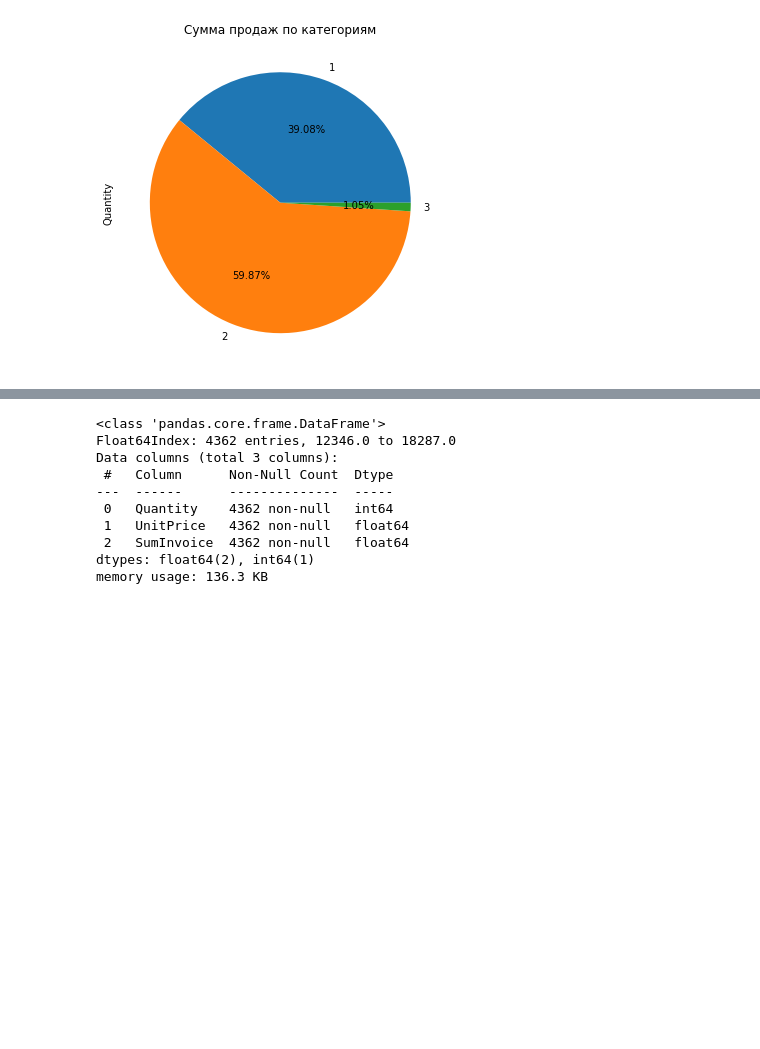
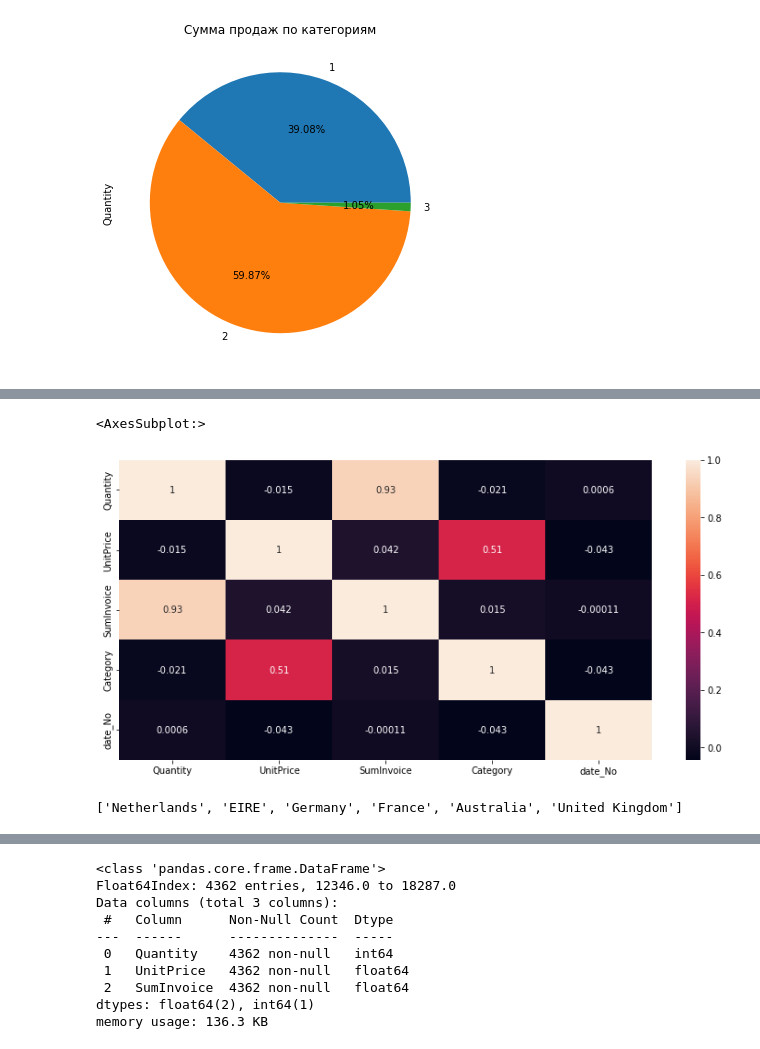
Before and after one commit to semina-lena/Eremeeva_DA-27, a Jupyter notebook: Eremeeva_DA-27.ipynb, the cells around one changed output, grey strips where cells are left out. Cells and saved outputs as stored; diff of their text form; code cells hidden in the pictures; blank space fills up the shorter version.

```diff
--- a/Eremeeva_DA-27.ipynb
+++ b/Eremeeva_DA-27.ipynb
@@ -598,3 +586,12 @@ ax = df_category.Quantity.plot(kind='pie',
                    title='Сумма продаж по категориям', autopct='%1.2f%%')
 # %% [output]
 [figure]
+# %%
+df_corr = df[['Quantity', 'UnitPrice', 'SumInvoice', 'Category']]
+date_list = df.InvoiceDate.unique().tolist()
+a = len(date_list)
+no = [i for i in range(0, a)]
+date_dict = dict(zip(date_list, no))
+print(date_dict)
+df_corr['date_No'] = df['InvoiceDate'].apply(lambda x: date_dict[x])
+df_corr
@@ -601,3 +618,14 @@ ax = df_category.Quantity.plot(kind='pie',
+# %%
+sns.heatmap(df_corr.corr(), annot = True)
+# %% [output]
+<AxesSubplot:>
+[figure, added]
+# %%
+corr_list = top5
+corr_list.append('United Kingdom')
+print(corr_list)
+# %% [output]
+['Netherlands', 'EIRE', 'Germany', 'France', 'Australia', 'United Kingdom']
 # %%
 df_cost = df.loc[df['UnitPrice'].count() ]
 df_ebay = df_start.loc[df_start['Description'] == 'ebay']
```
Also changed, not shown: parts of 6 cells of this notebook.
